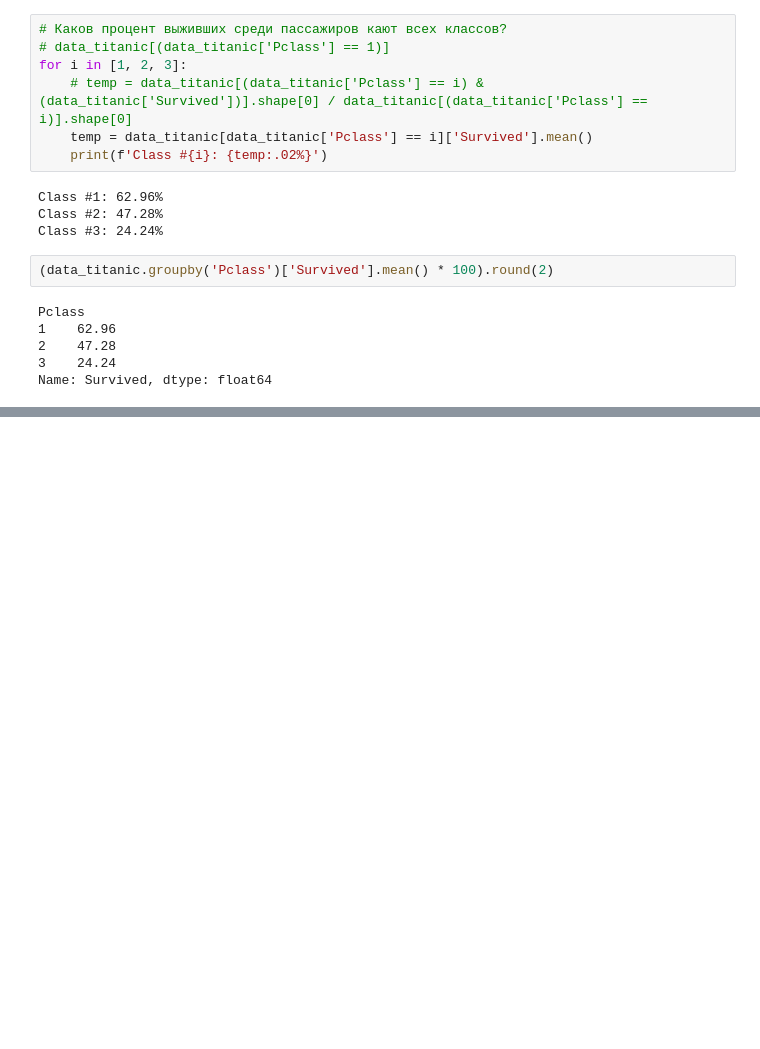
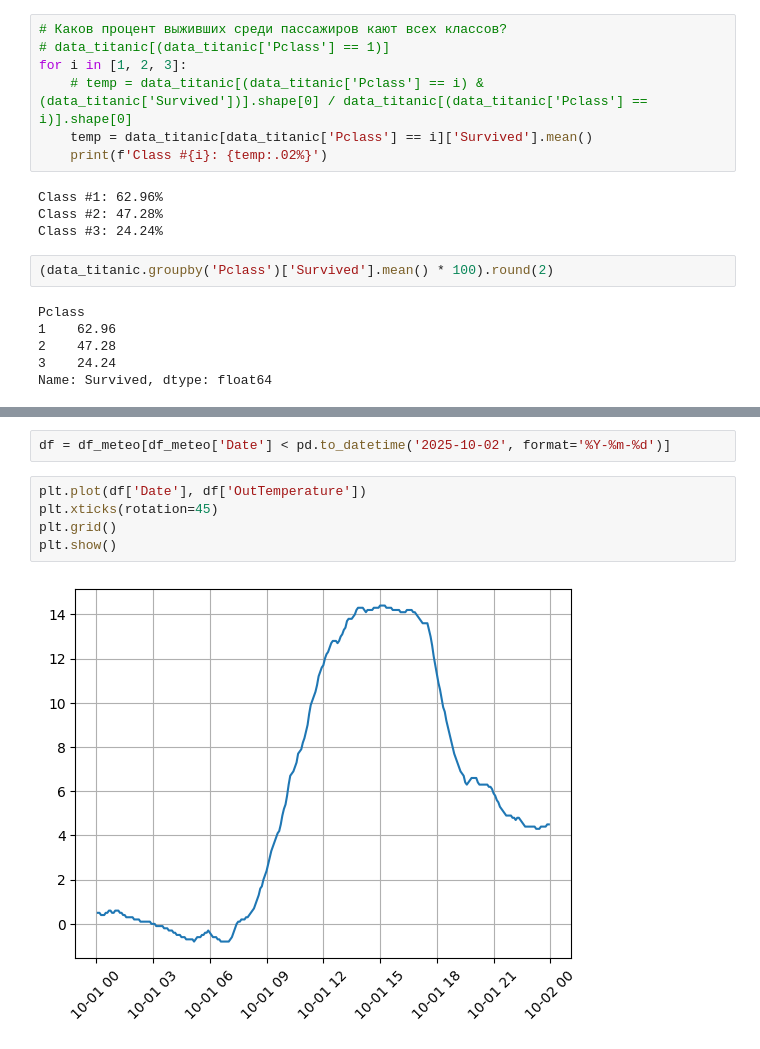
Before and after one commit to Cougar74/SGAU_operator_UAV, a Jupyter notebook: Практика/Практика - Основы Python/pandas.ipynb, the cells around one changed output, grey strips where cells are left out. Saved outputs shown, nothing was run; the diff lists cells and outputs as text; blank space fills up the shorter version.

```diff
--- a/Практика/Практика - Основы Python/pandas.ipynb
+++ b/Практика/Практика - Основы Python/pandas.ipynb
@@ -548,0 +884,9 @@ Name: Survived, dtype: float64
+# %%
+df = df_meteo[df_meteo['Date'] < pd.to_datetime('2025-10-02', format='%Y-%m-%d')]
+# %%
+plt.plot(df['Date'], df['OutTemperature'])
+plt.xticks(rotation=45)
+plt.grid()
+plt.show()
+# %% [output]
+[figure, added]
```
Also changed, not shown: parts of 32 cells of this notebook, 1 other file.
